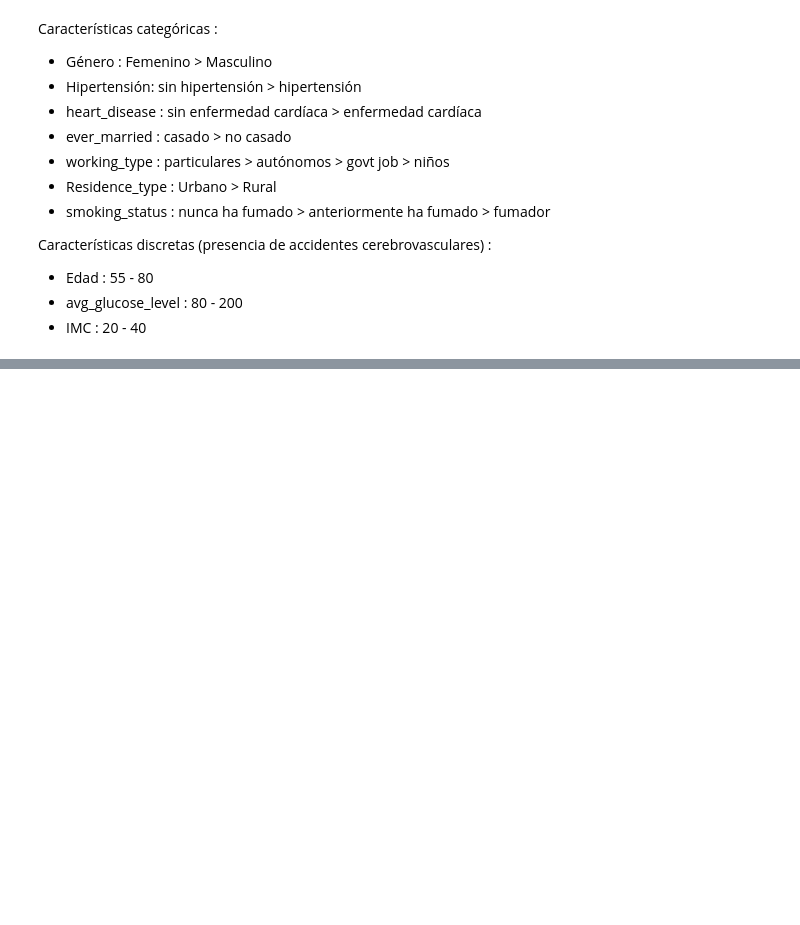
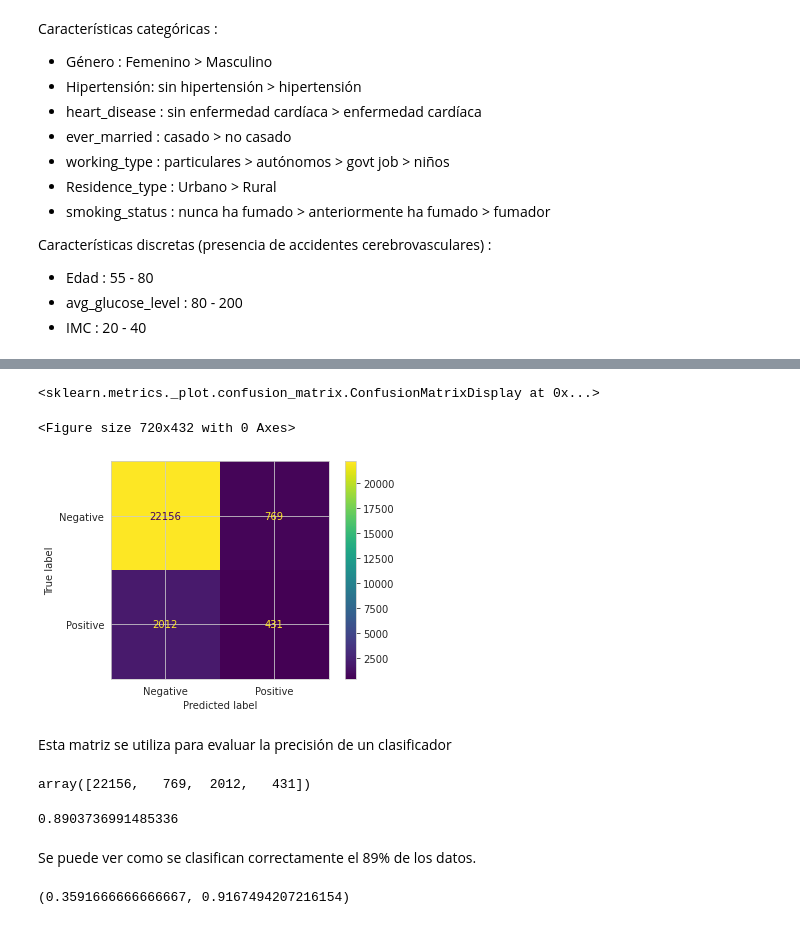
Before and after one commit to Tomtechno/DataScience, a Jupyter notebook: ProyectoDS_ParteII_+Uzquiano.ipynb, the cells around one changed output, grey strips where cells are left out. Saved outputs shown, nothing was run; the diff lists cells and outputs as text; code cells hidden in the pictures; blank space fills up the shorter version.

```diff
--- a/ProyectoDS_ParteII_+Uzquiano.ipynb
+++ b/ProyectoDS_ParteII_+Uzquiano.ipynb
@@ -362,0 +469,3 @@ Características discretas (presencia de accidentes cerebrovasculares) :
+# %%
+sfs.fit(X, Y)
+sfs.k_feature_names_     #Lista final de features
@@ -362,0 +531,25 @@ Características discretas (presencia de accidentes cerebrovasculares) :
+# %%
+#X = df[['HighBP', 'HighChol', 'CholCheck', 'BMI',
+#       'Smoker', 'Stroke', 'Diabetes', 'PhysActivity', 'Fruits', 'Veggies',
+#       'HvyAlcoholConsump', 'AnyHealthcare', 'NoDocbcCost', 'GenHlth',
+#       'MentHlth', 'PhysHlth', 'DiffWalk', 'Sex', 'Age', 'Education',
+#       'Income']]
+
+X = df[['DiffWalk',
+ 'Sex',
+ 'PhysHlth',
+ 'HighChol',
+ 'Diabetes',
+ 'Stroke',
+ 'GenHlth',
+ 'HighBP',
+ 'Age',
+ 'Smoker',
+ 'BMI']]
+
+
+
+from sklearn.model_selection import train_test_split
+
+X_train,X_test, y_train, y_test = train_test_split(X, Y, test_size=.05, random_state=1)
+X_train
@@ -362,0 +570,41 @@ Características discretas (presencia de accidentes cerebrovasculares) :
+# %%
+ from sklearn.ensemble import RandomForestClassifier
+ from sklearn.model_selection import train_test_split
+ from sklearn import metrics
+ sns.set_style('whitegrid')
+# %%
+# Separamos en entrenamiento/test en razon 90/20 %
+X_train, X_test, y_train, y_test = train_test_split(X,Y,test_size=0.1, random_state=1)
+# Creamos un modelo Random Forest con parametros por defect
+modelo = RandomForestClassifier(random_state=1)
+modelo.fit(X_train, y_train)
+# Obtenemos las predicciones del modelo con X_test
+preds = modelo.predict(X_test)
+# %%
+plt.figure(figsize=(10,6))
+metrics.plot_confusion_matrix(modelo, X_test, y_test, display_labels=['Negative', 'Positive'])
+# %% [output]
+<sklearn.metrics._plot.confusion_matrix.ConfusionMatrixDisplay at 0x...>
+<Figure size 720x432 with 0 Axes>
+[figure, added]
+# %% [markdown]
+Esta matriz se utiliza para evaluar la precisión de un clasificador
+# %%
+confusion = metrics.confusion_matrix(y_test, preds)
+confusion.ravel()
+# %% [output]
+array([22156,   769,  2012,   431])
+# %%
+accuracy = metrics.accuracy_score(y_test, preds)
+accuracy
+# %% [output]
+0.8903736991485336
+# %% [markdown]
+Se puede ver como se clasifican correctamente el 89% de los datos.
+# %%
+# Precision se evalua para cada categoria
+precision_positiva = metrics.precision_score(y_test, preds, pos_label=1)
+precision_negativa = metrics.precision_score(y_test, preds, pos_label=0)
+precision_positiva, precision_negativa
+# %% [output]
+(0.3591666666666667, 0.9167494207216154)
```
Also changed, not shown: parts of 30 cells of this notebook.
